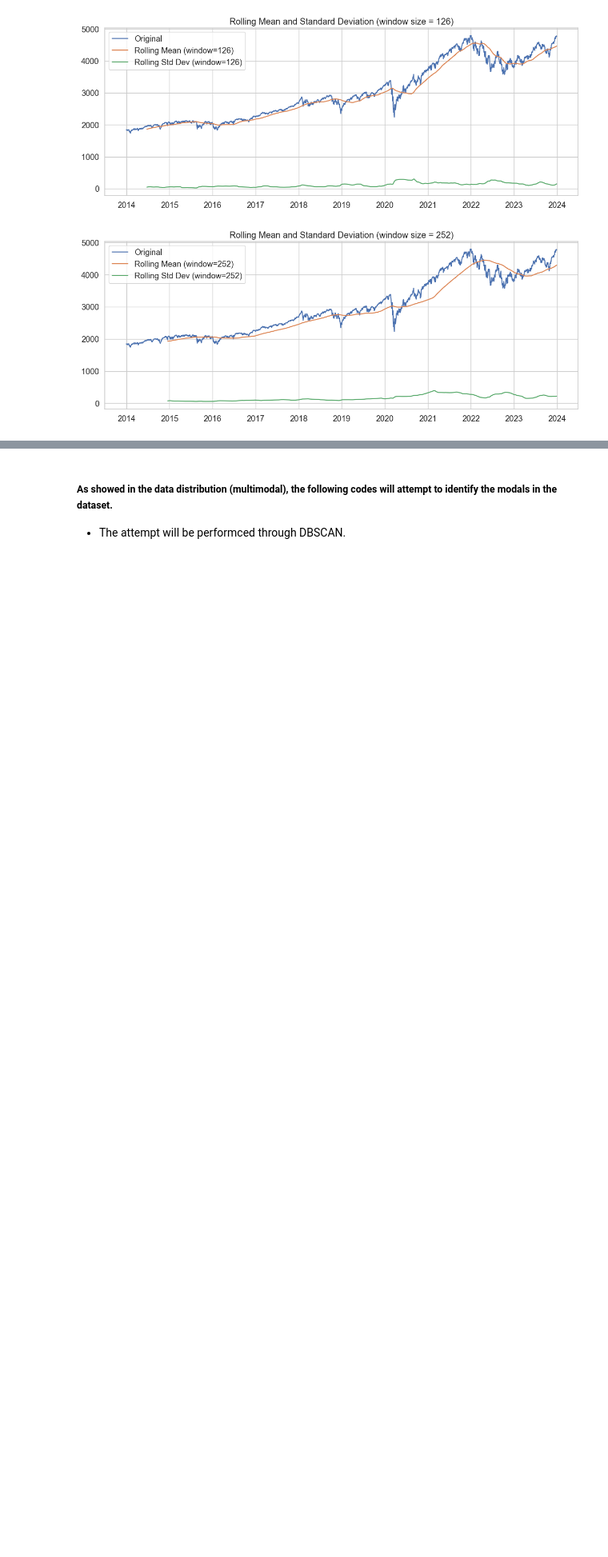
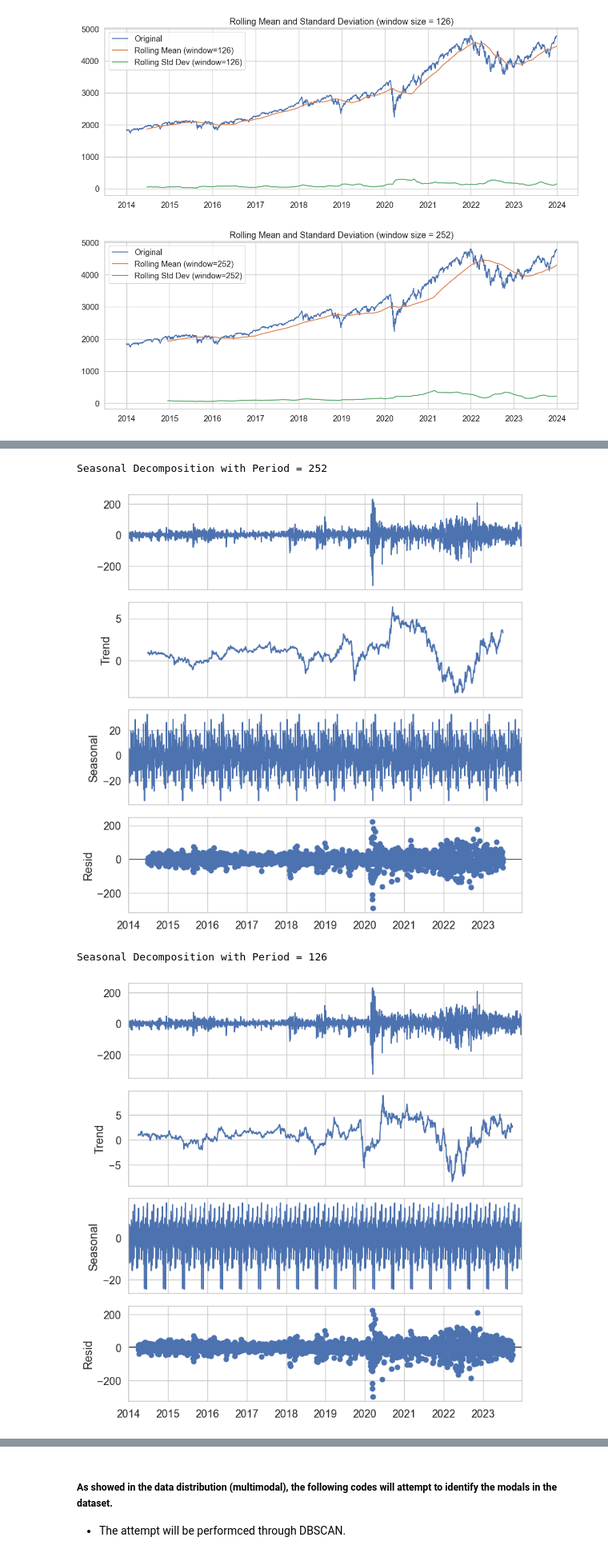
Before and after one commit to nozomu2020264/MSc-Capstone-Project, a Jupyter notebook: Capstone Project - Nozomu - 2020264.ipynb, the cells around one changed output, grey strips where cells are left out. Shown at 80% size. Cells and saved outputs as stored; diff of their text form; code cells hidden in the pictures; blank space fills up the shorter version.

Commit message:
Preprocessing / analysis / modeling
In this commit:
- Preprocessing stages (feature engineering) are added.
- Deeper analysis regarding time series also initiated.
- Modeling AR models initiated.

```diff
--- a/Capstone Project - Nozomu - 2020264.ipynb
+++ b/Capstone Project - Nozomu - 2020264.ipynb
@@ -480,0 +517,3 @@ for window in window_sizes:
+# %%
+# Applying first differencing in the series.
+diff_data = df_BF.diff().dropna()
@@ -480,0 +547,17 @@ for window in window_sizes:
+# %%
+# Seasonal decompositions with different periods.
+periods = [252, 126, 63, 21]  # Annual, Six months, Quartely, Monthly (assuming business days)
+# Function to generate the plots for all periods.
+for period in periods:
+    decompositions = seasonal_decompose(diff_data, model='additive', period=period)
+
+    # Plotting the components of the decomposition
+    plt.rcParams.update({'figure.figsize': (8,8)})
+    print(f"Seasonal Decomposition with Period = {period}")
+    decompositions.plot()
+    plt.show()
+# %% [output]
+Seasonal Decomposition with Period = 252
+[figure, added]
+Seasonal Decomposition with Period = 126
+[figure, added]
```
Also changed, not shown: parts of 47 cells of this notebook.
